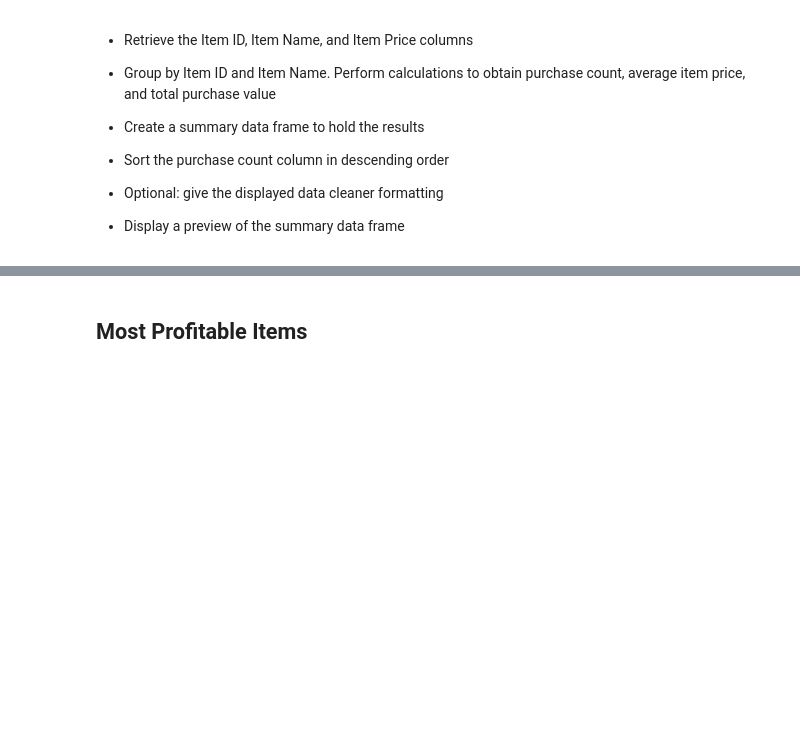
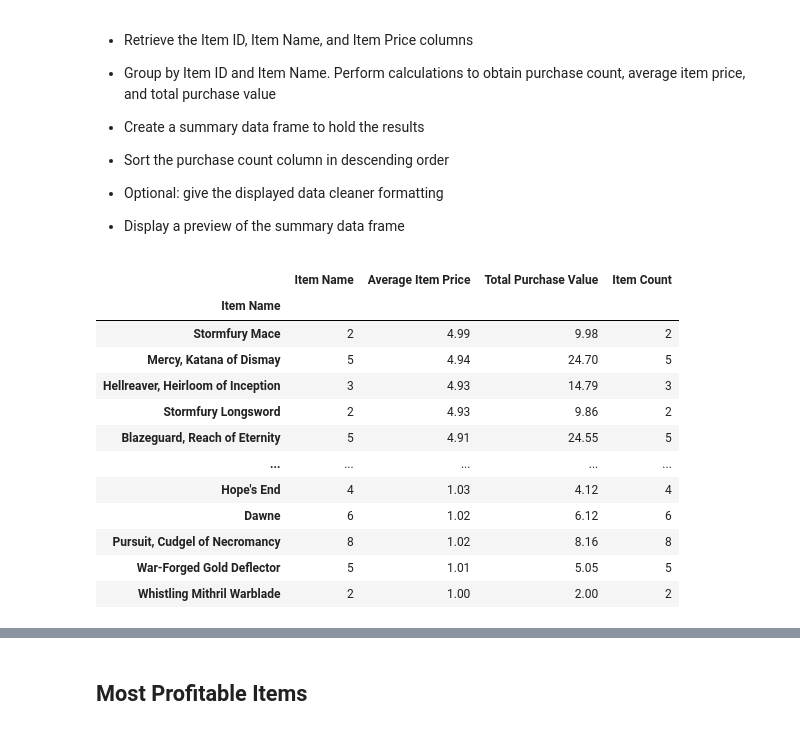
Before and after one commit to DanZanoria/pandas-challenge, a Jupyter notebook: HeroesOfPymoli/HeroesOfPymoli_starter.ipynb, the cells around one changed output, grey strips where cells are left out. Cells and saved outputs as stored; diff of their text form; code cells hidden in the pictures; blank space fills up the shorter version.

```diff
--- a/HeroesOfPymoli/HeroesOfPymoli_starter.ipynb
+++ b/HeroesOfPymoli/HeroesOfPymoli_starter.ipynb
@@ -317,22 +319,36 @@ NameError: name 'NameGroupC' is not defined
 * Display a preview of the summary data frame
 # %%
 ItemNameGroup = purchase_data.groupby(["Item Name"])
+INameGCount = ItemNameGroup[["Item Name"]].count()
 ItemNameGroup
 
 
 INGM = ItemNameGroup["Price"].mean()
 ONGS = ItemNameGroup["Price"].sum()
-INameG = ItemNameGroup[["Item Name"]].count()
+INameG["Item Count"] = INameGCount
 
 INameG["Average Item Price"] = INGM
 INameG["Total Purchase Value"] = ONGS
 
 
 # INameG
 
 INameGS = INameG.sort_values("Average Item Price", ascending=False)
-INameGS.rename(columns={"Item Name": "Item Count"}
+# INameGS.rename(columns={"Item Name": "Item Count"})
 INameGS
 
 #I am going by Total Item Price, But that could be the wrong name
 # %% [output]
+|  | Item Name | Average Item Price | Total Purchase Value | Item Count |
+| Item Name |  |  |  |  |
+| Stormfury Mace | 2 | 4.99 | 9.98 | 2 |
+| Mercy, Katana of Dismay | 5 | 4.94 | 24.70 | 5 |
+| Hellreaver, Heirloom of Inception | 3 | 4.93 | 14.79 | 3 |
+| Stormfury Longsword | 2 | 4.93 | 9.86 | 2 |
+| Blazeguard, Reach of Eternity | 5 | 4.91 | 24.55 | 5 |
+| ... | ... | ... | ... | ... |
+| Hope's End | 4 | 1.03 | 4.12 | 4 |
+| Dawne | 6 | 1.02 | 6.12 | 6 |
+| Pursuit, Cudgel of Necromancy | 8 | 1.02 | 8.16 | 8 |
+| War-Forged Gold Deflector | 5 | 1.01 | 5.05 | 5 |
+| Whistling Mithril Warblade | 2 | 1.00 | 2.00 | 2 |
```
Also changed, not shown: parts of 2 cells of this notebook.
